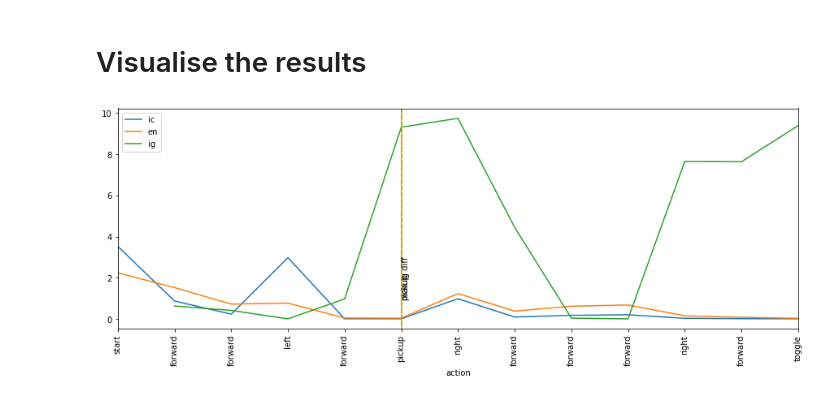
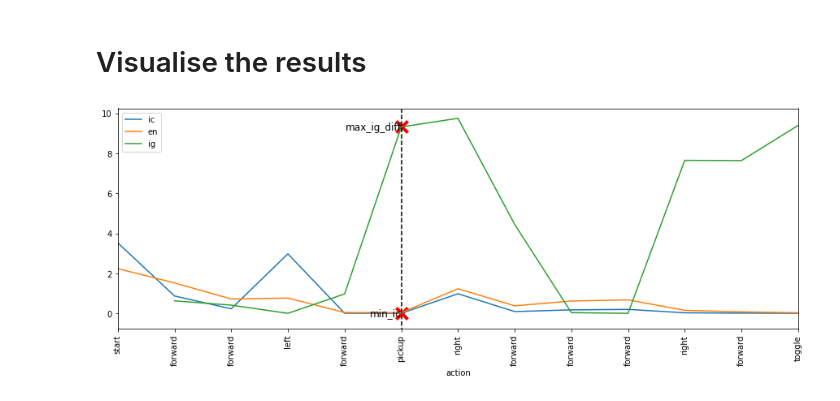
Before and after one commit to n-harley/idyo-gw, a Jupyter notebook: model-explorer.ipynb, the cells around one changed output. Drawn from its saved outputs; the diff is of its cells as text; code cells hidden in the pictures.

```diff
--- a/model-explorer.ipynb
+++ b/model-explorer.ipynb
@@ -81,17 +95,20 @@ max_ig_diff = gw.max_ig_diff(data,id)
 # Visualise the results
 # %%
 plt.figure(figsize=(15,5))
+
+# plot ic, en and ig
 gw.plot(ic,'ic')
 gw.plot(en,'en')
 gw.plot(ig,'ig')
-#gw.plot(ic_diff,'ic_diff')
-#gw.plot(en_diff,'en_diff')
-gw.mark(p,c='r',linestyle='--',label='pickup')
-#gw.mark(min_ic,label='min_ic')
-#gw.mark(max_en_diff,label='max en diff')
-#gw.mark(max_ic_diff,label='max ic diff')
-gw.mark(max_ig_diff,label='max ig diff')
-#gw.mark(max_en_ic,label='max h/ic')
+
+# mark pickup point
+gw.mark(p, line=True, linestyle='--')
+
+# mark sub-task boundary estimates
+gw.mark(min_ic,pos=ic[min_ic],label='min_ic',c='r',)
+gw.mark(max_ig_diff,pos=ig[max_ig_diff],label='max_ig_diff',c='r',)
+
+# display ACTION on the x-axis
 gw.set_xaxis(acns)
 # %% [output]
-[figure, old version]
+[figure, new version]
```
Also changed, not shown: parts of 3 cells of this notebook, 3 other files.
